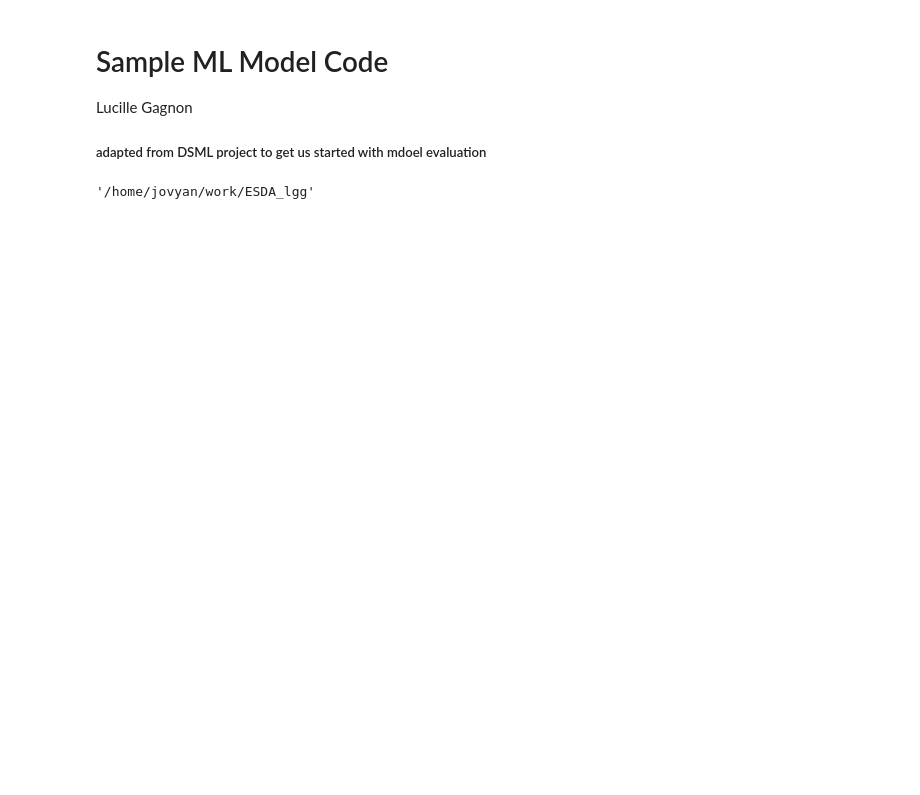
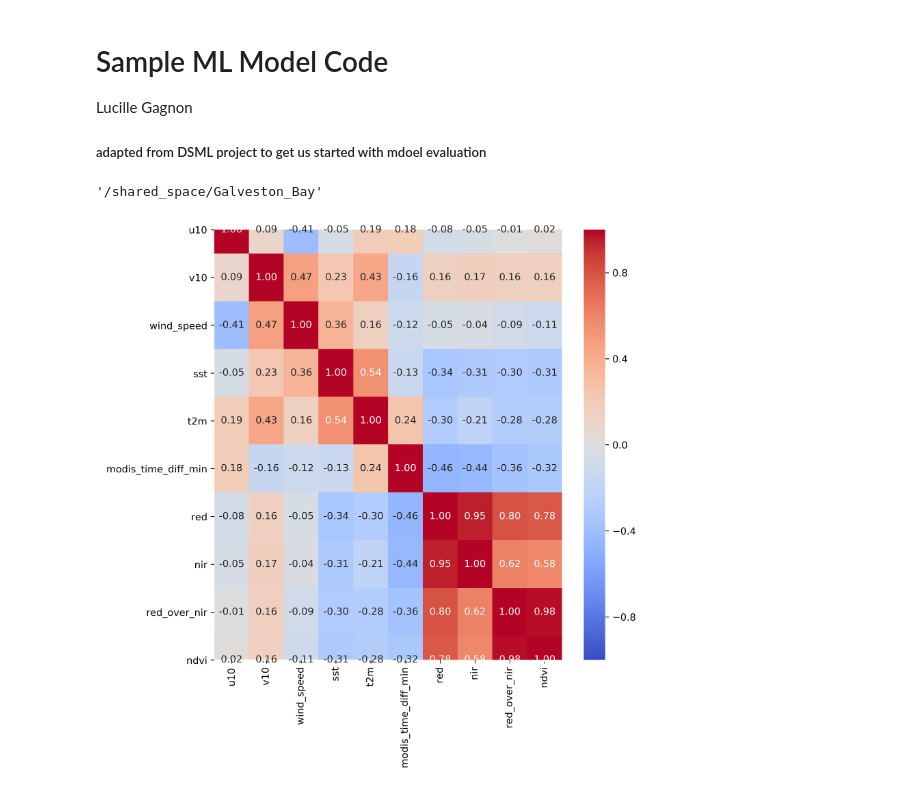
Before and after one commit to inmang13/ESDA_FinalProj_GalvestonBay, a Jupyter notebook: sample_model_eval.ipynb, the cells around one changed output. Saved outputs shown, nothing was run; the diff lists cells and outputs as text; code cells hidden in the pictures; blank space fills up the shorter version.

Commit message:
sample modeling updated with our target and feature data

```diff
--- a/sample_model_eval.ipynb
+++ b/sample_model_eval.ipynb
@@ -2,28 +2,44 @@
 # Sample ML Model Code
 Lucille Gagnon
 ##### adapted from DSML project to get us started with mdoel evaluation
-# %%
-import os
-os.getcwd()
-# %% [output]
-'/home/jovyan/work/ESDA_lgg'
+# %%
+import os
+import pandas as pd
+import numpy as np
+import matplotlib.pyplot as plt
+import seaborn as sns
+from sklearn.model_selection import TimeSeriesSplit
+from sklearn.pipeline import Pipeline
+from sklearn.preprocessing import StandardScaler
+from sklearn import linear_model
+from sklearn.linear_model import Ridge
+from sklearn.linear_model import Lasso
+from sklearn.metrics import mean_squared_error
+os.getcwd()
+# %% [output]
+'/shared_space/Galveston_Bay'
 # %%
 os.chdir('/shared_space/Galveston_Bay')
 # %%
 #load in samples.csv and targets.csv as X and y, respectively
 # use X header to set feature_names
-X =
-y =
-feature_names =
+X = pd.read_csv('/shared_space/Galveston_Bay/samples.csv')
+y = pd.read_csv('/shared_space/Galveston_Bay/targets.csv')
+feature_names = X.columns
 # %%
 #plot heatmap
 corr = np.corrcoef(X, rowvar=False)
-plt.figure(figsize = (8,6), dpi =300)
+plt.figure(figsize = (8,8), dpi =300)
 sns.heatmap(corr, annot=True, fmt=".2f", cmap="coolwarm",
-            xticklabels=feature_names, yticklabels=feature_names, vmin=-1, vmax = 1)
+            xticklabels=feature_names, yticklabels=feature_names, vmin=-1, vmax = 1,
+            annot_kws={"ha": "center", "va": "center"}  # center text horizontally & vertically
+)
 #plt.title("Feature Correlation Heatmap")
+plt.tight_layout()
 plt.show()
 corr_BS = corr
+# %% [output]
+[figure, added]
 # %%
 ## Model 1: Penalized Regression (Ridge, Lasso)
 # %%
```
Also changed, not shown: parts of 8 cells of this notebook.
